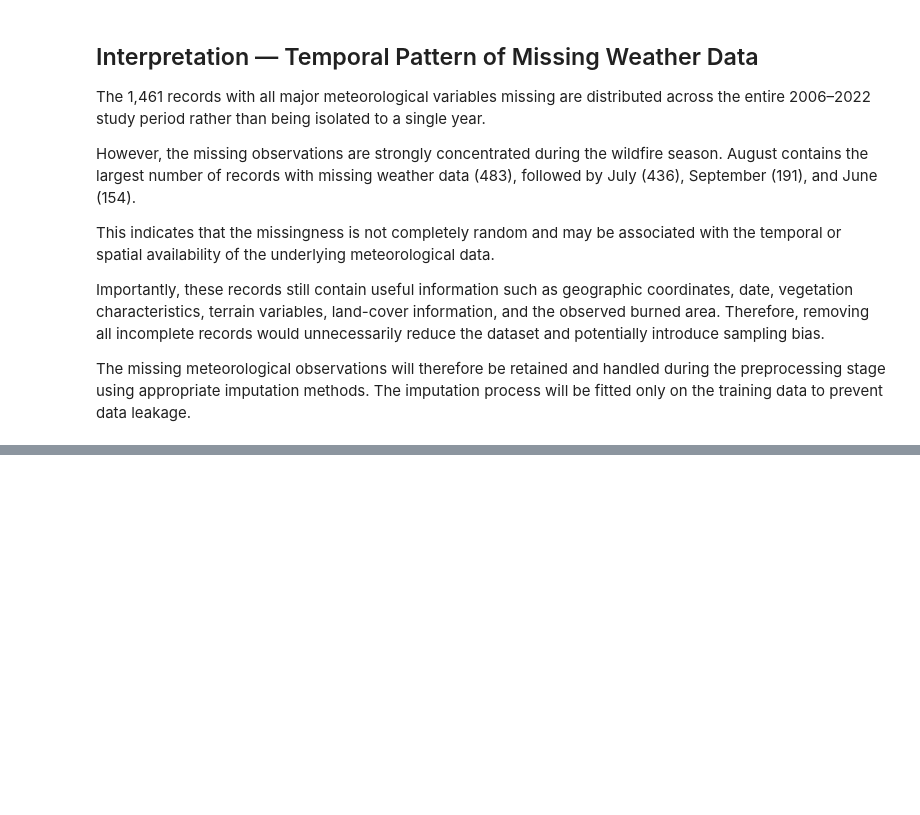
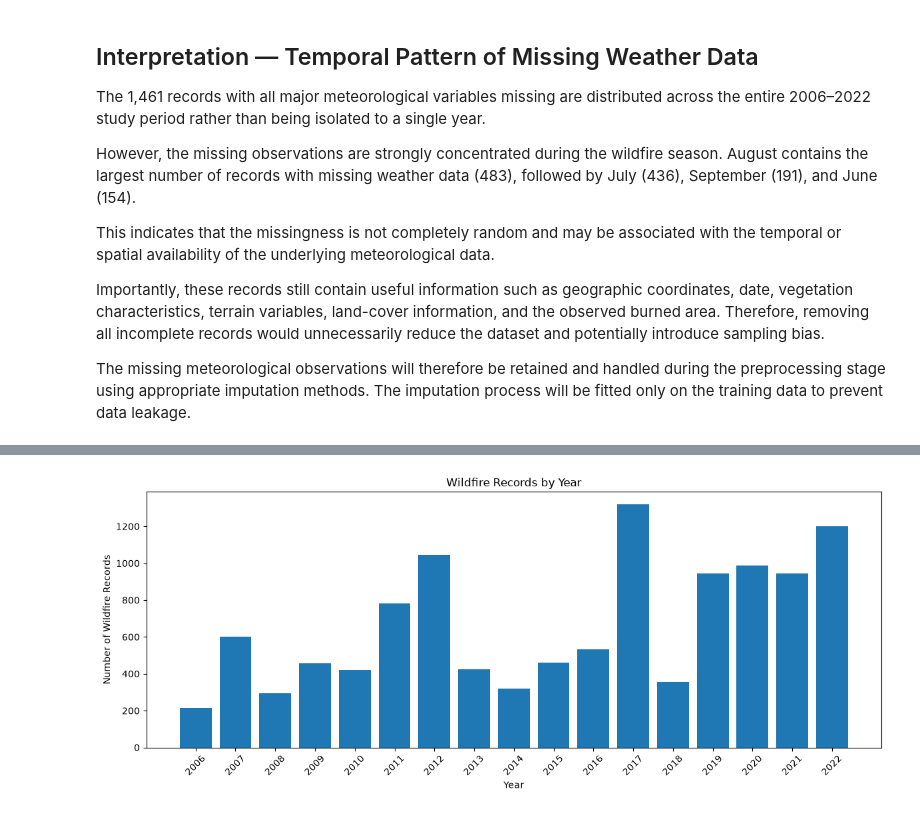
Before and after one commit to mraznyrazeek/ML-Based-Forest-Fire-Prediction-Project, a Jupyter notebook: backend/notebooks/01_mesogeos_data_investigation.ipynb, the cells around one changed output, grey strips where cells are left out. Saved outputs shown, nothing was run; the diff lists cells and outputs as text; code cells hidden in the pictures; blank space fills up the shorter version.

```diff
--- a/backend/notebooks/01_mesogeos_data_investigation.ipynb
+++ b/backend/notebooks/01_mesogeos_data_investigation.ipynb
@@ -946,0 +1631,6 @@ The missing meteorological observations will therefore be retained and handled d
+# %%
+# Wildfire records by year
+
+year_counts = df.groupby("year").size()
+
+display(year_counts.to_frame("wildfire_records"))
@@ -946,0 +1657,15 @@ The missing meteorological observations will therefore be retained and handled d
+# %%
+plt.figure(figsize=(12, 5))
+
+plt.bar(year_counts.index, year_counts.values)
+
+plt.title("Wildfire Records by Year")
+plt.xlabel("Year")
+plt.ylabel("Number of Wildfire Records")
+
+plt.xticks(year_counts.index, rotation=45)
+
+plt.tight_layout()
+plt.show()
+# %% [output]
+[figure, added]
```
Also changed, not shown: parts of 42 cells of this notebook.
